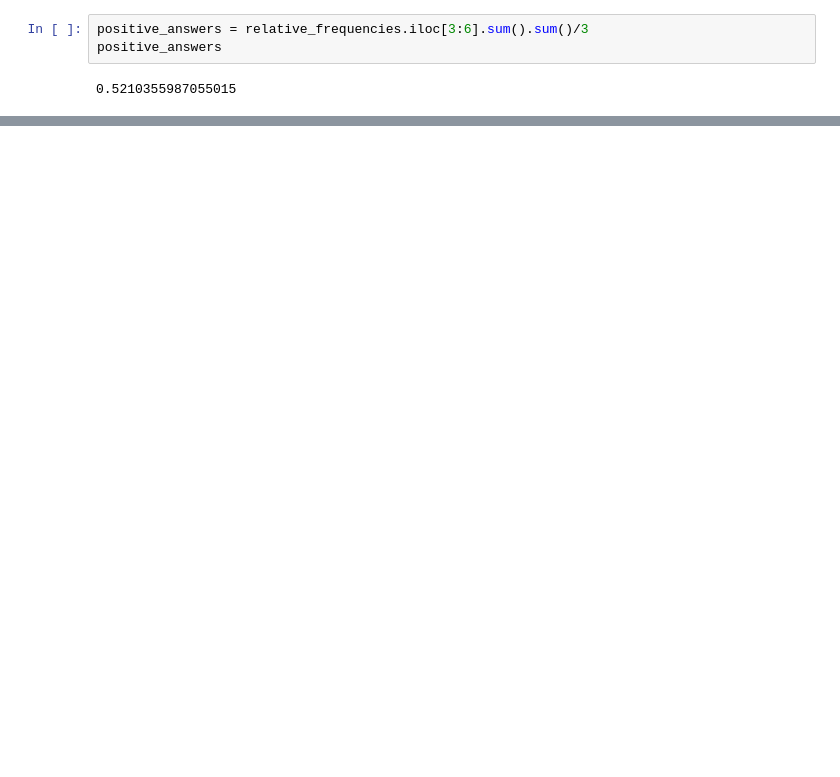
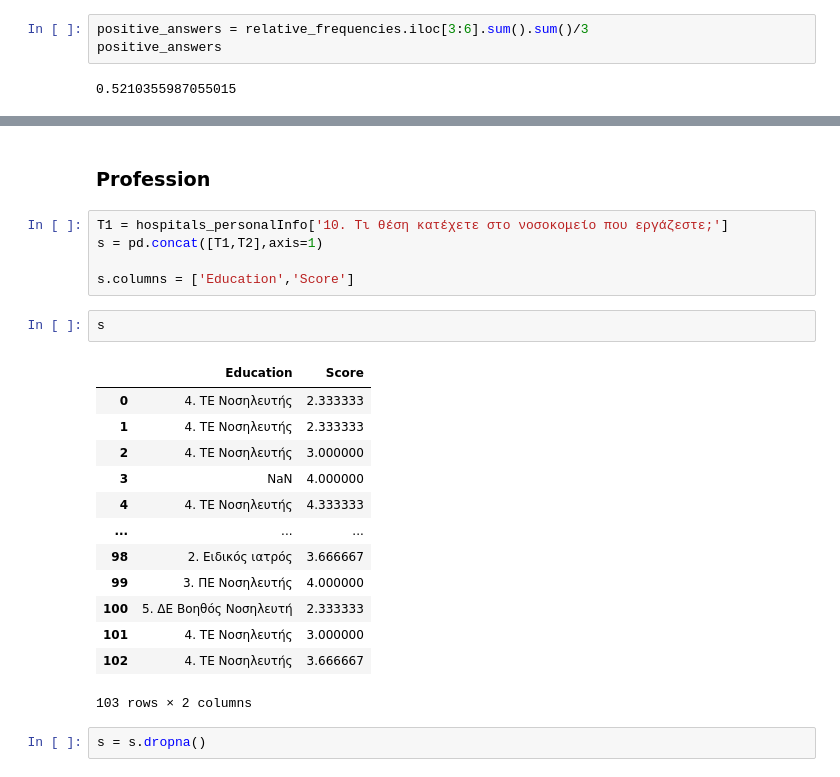
Before and after one commit to stathis99/Statistical-Analysis-for-Patient-Safety, a Jupyter notebook: 3. Results_Analysis.ipynb, the cells around one changed output, grey strips where cells are left out. Saved outputs shown, nothing was run; the diff lists cells and outputs as text; blank space fills up the shorter version.

```diff
--- a/3. Results_Analysis.ipynb
+++ b/3. Results_Analysis.ipynb
@@ -65,0 +141,25 @@ open_communication.describe()
+# %% [markdown]
+### Profession
+# %%
+T1 = hospitals_personalInfo['10. Τι θέση κατέχετε στο νοσοκομείο που εργάζεστε;']
+s = pd.concat([T1,T2],axis=1)
+
+s.columns = ['Education','Score']
+# %%
+s
+# %% [output]
+|  | Education | Score |
+| 0 | 4. ΤΕ Νοσηλευτής | 2.333333 |
+| 1 | 4. ΤΕ Νοσηλευτής | 2.333333 |
+| 2 | 4. ΤΕ Νοσηλευτής | 3.000000 |
+| 3 | NaN | 4.000000 |
+| 4 | 4. ΤΕ Νοσηλευτής | 4.333333 |
+| ... | ... | ... |
+| 98 | 2. Ειδικός ιατρός | 3.666667 |
+| 99 | 3. ΠΕ Νοσηλευτής | 4.000000 |
+| 100 | 5. ΔΕ Βοηθός Νοσηλευτή | 2.333333 |
+| 101 | 4. ΤΕ Νοσηλευτής | 3.000000 |
+| 102 | 4. ΤΕ Νοσηλευτής | 3.666667 |
+103 rows × 2 columns
+# %%
+s = s.dropna()
```
Also changed, not shown: parts of 18 cells of this notebook, 1 other file.
